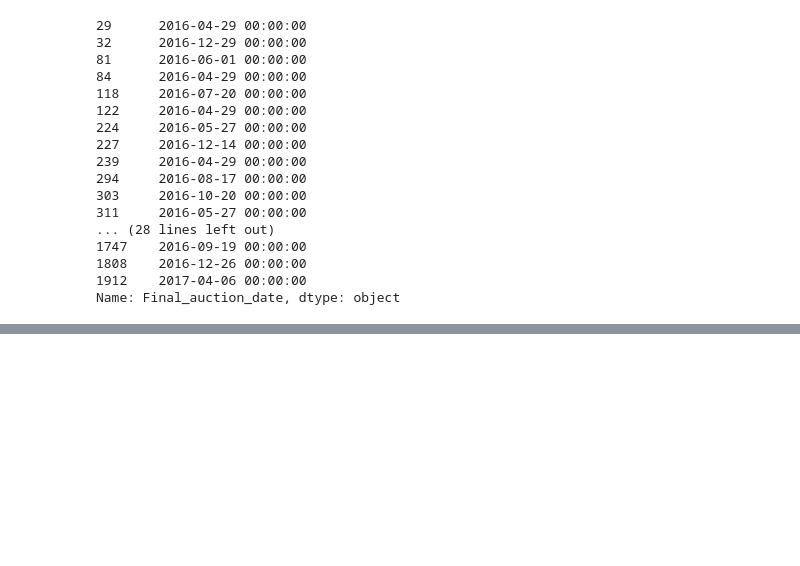
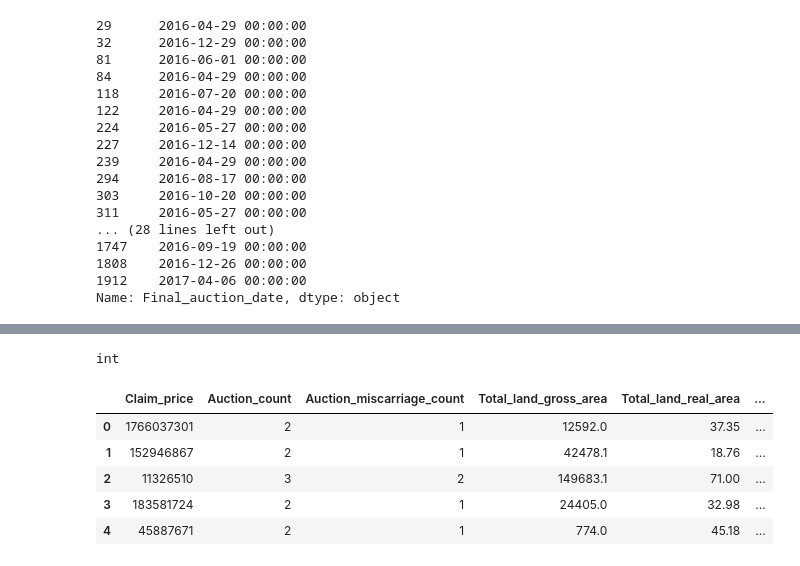
Before and after one commit to Sejong-Kaggle-Challengers-2nd/Cho-D-YoungRae, a Jupyter notebook: 3/1_직접구현.ipynb, the cells around one changed output, grey strips where cells are left out. Cells and saved outputs as stored; diff of their text form; code cells hidden in the pictures; blank space fills up the shorter version.

```diff
--- a/3/1_직접구현.ipynb
+++ b/3/1_직접구현.ipynb
@@ -422,0 +559,3 @@ Name: Preserve_regist_date, dtype: object
+# %%
+X_train = train_processed.drop('Hammer_price', axis=1)
+y_train = train_processed['Hammer_price']
@@ -422,0 +602,17 @@ Name: Preserve_regist_date, dtype: object
+# %%
+type((X_train.loc[0, 'Final_auction_date'] - X_train.loc[0, 'First_auction_date']).days)
+# %% [output]
+int
+# %%
+X_train['Auction_period'] = X_train['Final_auction_date'] - X_train['First_auction_date']
+# %%
+X_train['Auction_period'] = X_train['Auction_period'].str
+# %%
+X_train.head()
+# %% [output]
+|  | Claim_price | Auction_count | Auction_miscarriage_count | Total_land_gross_area | Total_land_real_area | ... |
+| 0 | 1766037301 | 2 | 1 | 12592.0 | 37.35 | ... |
+| 1 | 152946867 | 2 | 1 | 42478.1 | 18.76 | ... |
+| 2 | 11326510 | 3 | 2 | 149683.1 | 71.00 | ... |
+| 3 | 183581724 | 2 | 1 | 24405.0 | 32.98 | ... |
+| 4 | 45887671 | 2 | 1 | 774.0 | 45.18 | ... |
```
Also changed, not shown: parts of 32 cells of this notebook, 3 other files.
